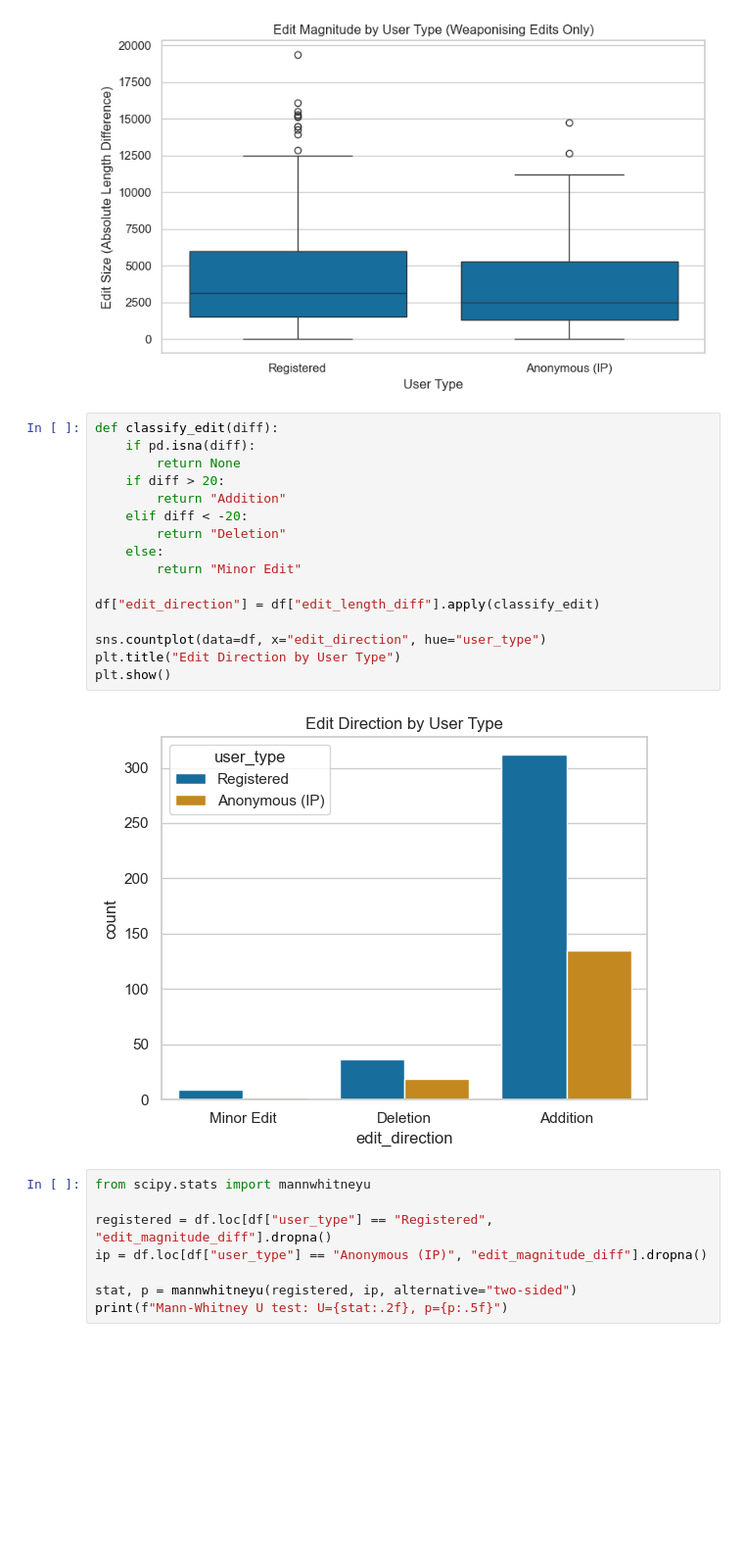
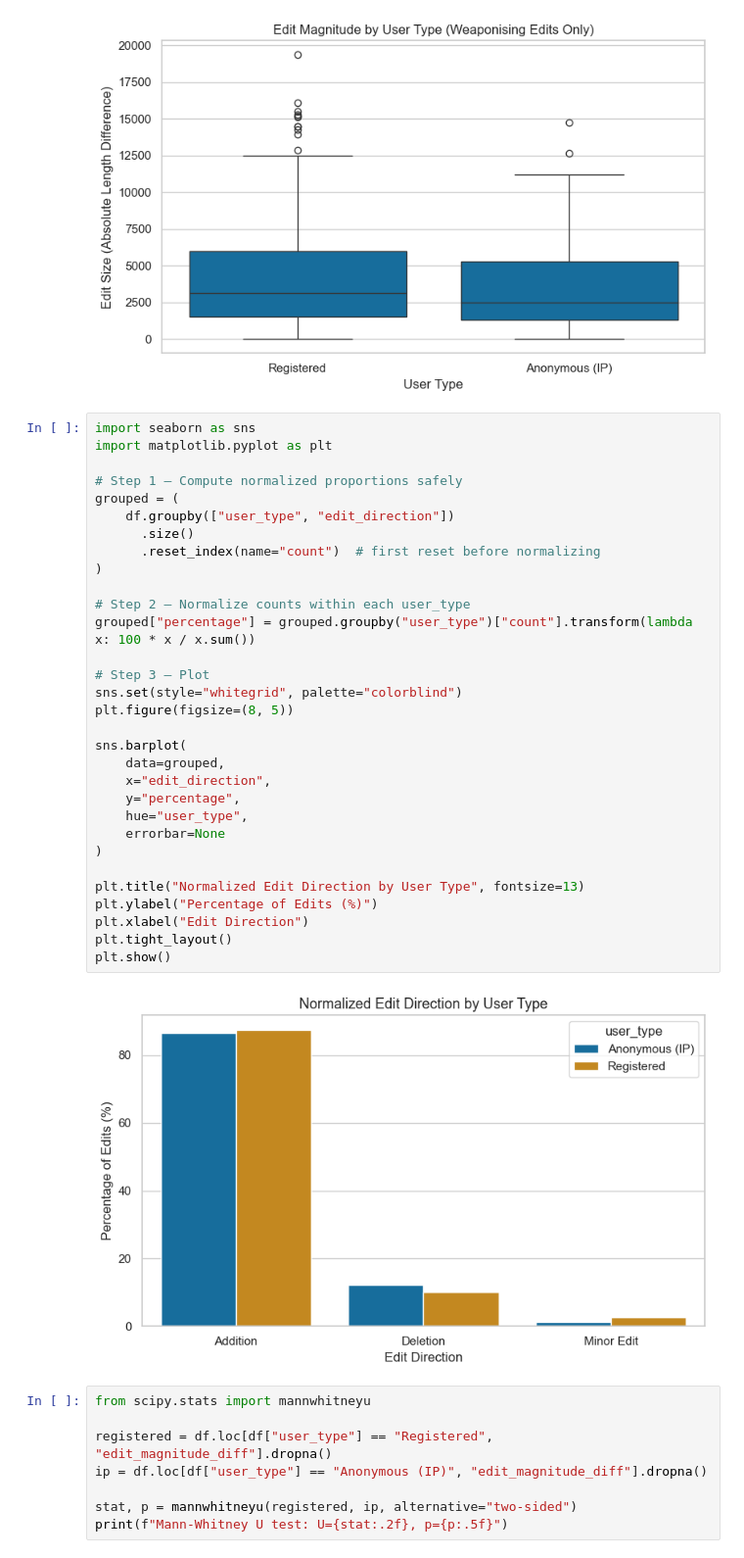
Before and after one commit to dh-epfl-students/dhlab-cultural-weaponisation-ukraine-benchmark, a Jupyter notebook: notebooks/maxime_fg_analysis.ipynb, the cells around one changed output. Shown at 98% size. Saved outputs shown, nothing was run; the diff lists cells and outputs as text; blank space fills up the shorter version.

```diff
--- a/notebooks/maxime_fg_analysis.ipynb
+++ b/notebooks/maxime_fg_analysis.ipynb
@@ -207,23 +207,38 @@ plt.show()
 # %% [output]
 [figure]
 # %%
-def classify_edit(diff):
-    if pd.isna(diff):
-        return None
-    if diff > 20:
-        return "Addition"
-    elif diff < -20:
-        return "Deletion"
-    else:
-        return "Minor Edit"
+import seaborn as sns
+import matplotlib.pyplot as plt
 
-df["edit_direction"] = df["edit_length_diff"].apply(classify_edit)
+# Step 1 — Compute normalized proportions safely
+grouped = (
+    df.groupby(["user_type", "edit_direction"])
+      .size()
+      .reset_index(name="count")  # first reset before normalizing
+)
 
-sns.countplot(data=df, x="edit_direction", hue="user_type")
-plt.title("Edit Direction by User Type")
+# Step 2 — Normalize counts within each user_type
+grouped["percentage"] = grouped.groupby("user_type")["count"].transform(lambda x: 100 * x / x.sum())
+
+# Step 3 — Plot
+sns.set(style="whitegrid", palette="colorblind")
+plt.figure(figsize=(8, 5))
+
+sns.barplot(
+    data=grouped,
+    x="edit_direction",
+    y="percentage",
+    hue="user_type",
+    errorbar=None
+)
+
+plt.title("Normalized Edit Direction by User Type", fontsize=13)
+plt.ylabel("Percentage of Edits (%)")
+plt.xlabel("Edit Direction")
+plt.tight_layout()
 plt.show()
 # %% [output]
-[figure, old version]
+[figure, new version]
 # %%
 from scipy.stats import mannwhitneyu
 
```
Also changed, not shown: parts of 1 cell of this notebook, 1 other file.
